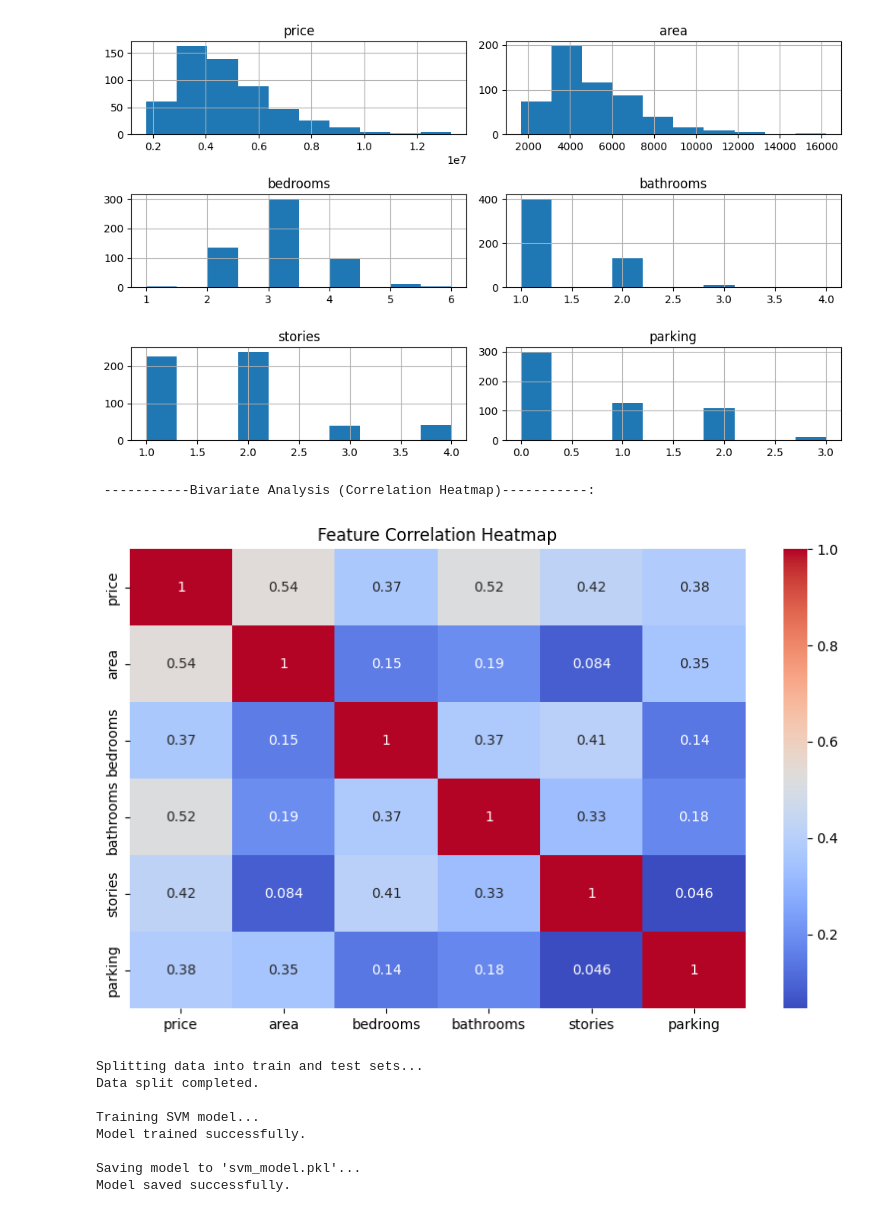
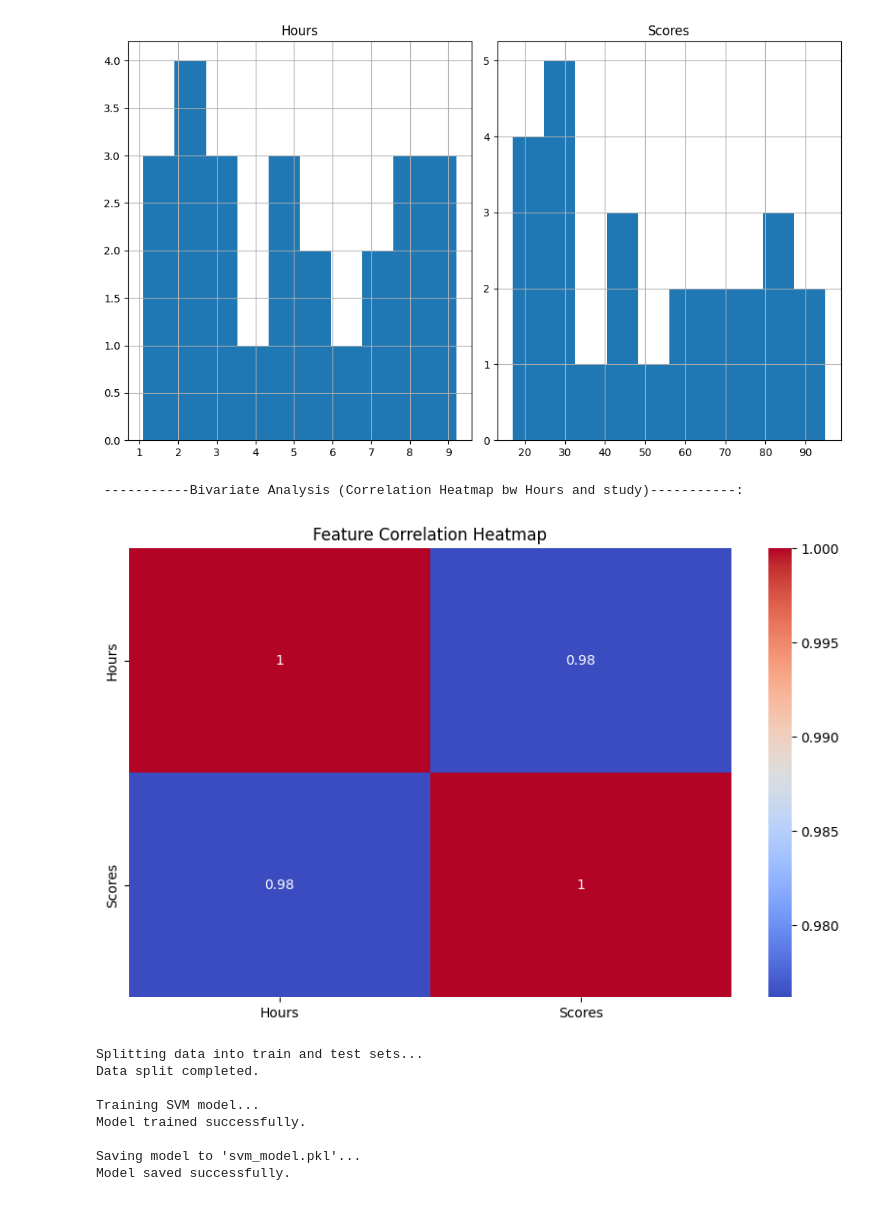
Before and after one commit to Burhan100/OOP-theory-Project, a Jupyter notebook: model/modelfile.ipynb, the cells around one changed output. Drawn from its saved outputs; the diff is of its cells as text; code cells hidden in the pictures.

Commit message:
changes new data set

```diff
--- a/model/modelfile.ipynb
+++ b/model/modelfile.ipynb
@@ -18,12 +18,16 @@ class HousingPricePredictor:
     # Step 1: Data Collection and Understanding
     def load_and_understand_data(self):
         print("-----------Loading dataset-----------")
+
         self.data = pd.read_csv(self.filepath)
         print("First 5 rows of the dataset:")
+
         print(self.data.head())
         print("\n-----------Dataset Info-----------:")
+
         print(self.data.info())
         print("\n-----------Missing Values-----------:")
+
         print(self.data.isnull().sum())
 
     # Step 2: Data Preprocessing
@@ -35,7 +39,7 @@ class HousingPricePredictor:
         plt.show()
 
     def perform_bivariate_analysis(self):
-        print("\n -----------Bivariate Analysis (Correlation Heatmap)-----------:")
+        print("\n -----------Bivariate Analysis (Correlation Heatmap bw Hours and study)-----------:")
         plt.figure(figsize=(10, 6))
         sns.heatmap(self.data.corr(), annot=True, cmap='coolwarm')
         plt.title('Feature Correlation Heatmap')
@@ -74,14 +78,14 @@ class HousingPricePredictor:
 
 # Driver Code
 if __name__ == "__main__":
-    predictor = HousingPricePredictor("Housing.csv")  # Make sure your dataset is in the same folder
+    predictor = HousingPricePredictor("score.csv")  # Make sure your dataset is in the same folder
 
     predictor.load_and_understand_data()
     predictor.perform_univariate_analysis()
     predictor.perform_bivariate_analysis()
 
     # Replace 'price' with the actual column name for prediction (like 'median_house_value')
-    X_train, X_test, y_train, y_test = predictor.split_data(target_column="price")
+    X_train, X_test, y_train, y_test = predictor.split_data(target_column="Scores")
 
     predictor.train_model(X_train, y_train)
     predictor.save_model()
@@ -106,6 +110,6 @@ max      3.000000
-[figure, old version]
+[figure, new version]
- -----------Bivariate Analysis (Correlation Heatmap)-----------:
+ -----------Bivariate Analysis (Correlation Heatmap bw Hours and study)-----------:
-[figure, old version]
+[figure, new version]
 Splitting data into train and test sets...
 Data split completed.
 
```
Also changed, not shown: parts of 1 cell of this notebook, 5 other files.
